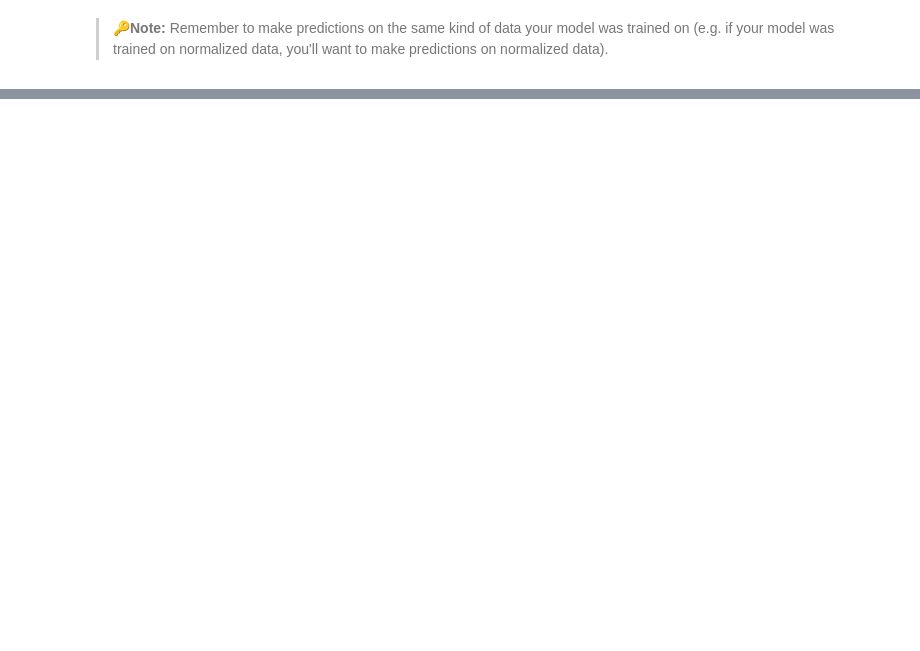
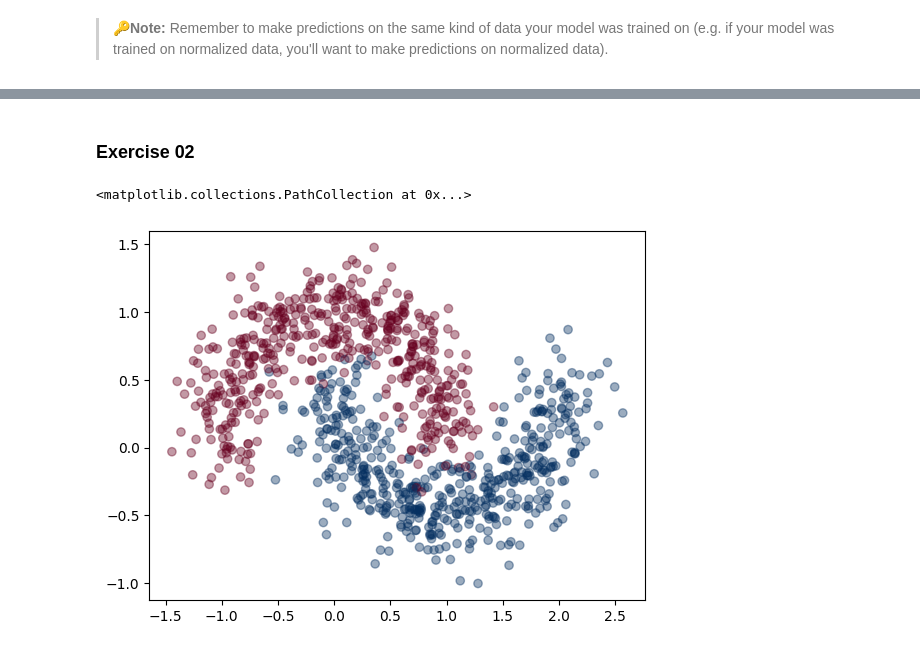
Before and after one commit to Khey17/100-Days-Of-ML-Code, a Jupyter notebook: Neural_Network_Classification_with_TensorFlow_02.ipynb, the cells around one changed output, grey strips where cells are left out. Drawn from its saved outputs; the diff is of its cells as text; code cells hidden in the pictures; blank space fills up the shorter version.

```diff
--- a/Neural_Network_Classification_with_TensorFlow_02.ipynb
+++ b/Neural_Network_Classification_with_TensorFlow_02.ipynb
@@ -1230,0 +1395,14 @@ plot_confusion_matrix(test_labels, preds, class_names, figsize=(25, 15), text_si
+# %% [markdown]
+### Exercise 02
+# %%
+# 1. Play with neural networks in the TensorFlow Playground for 10-minutes. Especially try different values of the learning, what happens when you decrease it? What happens when you increase it?
+# 2. Replicate the model pictured in the TensorFlow Playground diagram below using TensorFlow code. Compile it using the Adam optimizer, binary crossentropy loss and accuracy metric. Once it's compiled check a summary of the model.
+
+from sklearn.datasets import make_moons
+
+X, y = make_moons(n_samples=1000, noise=0.2, random_state=42)
+
+plt.scatter(X[:, 0], X[:, 1], c=y, cmap=plt.cm.RdBu, alpha=0.4)
+# %% [output]
+<matplotlib.collections.PathCollection at 0x...>
+[figure, added]
```
Also changed, not shown: parts of 48 cells of this notebook.
